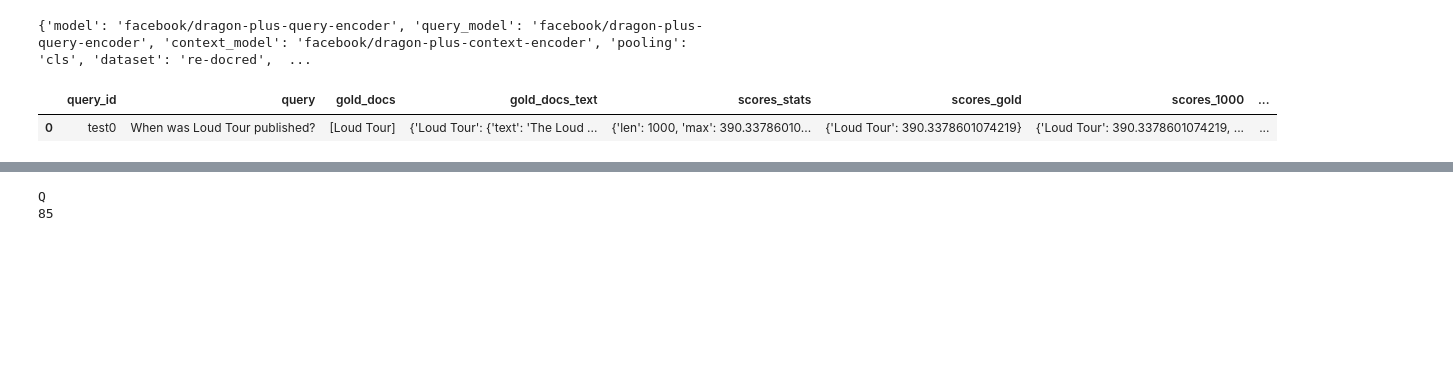
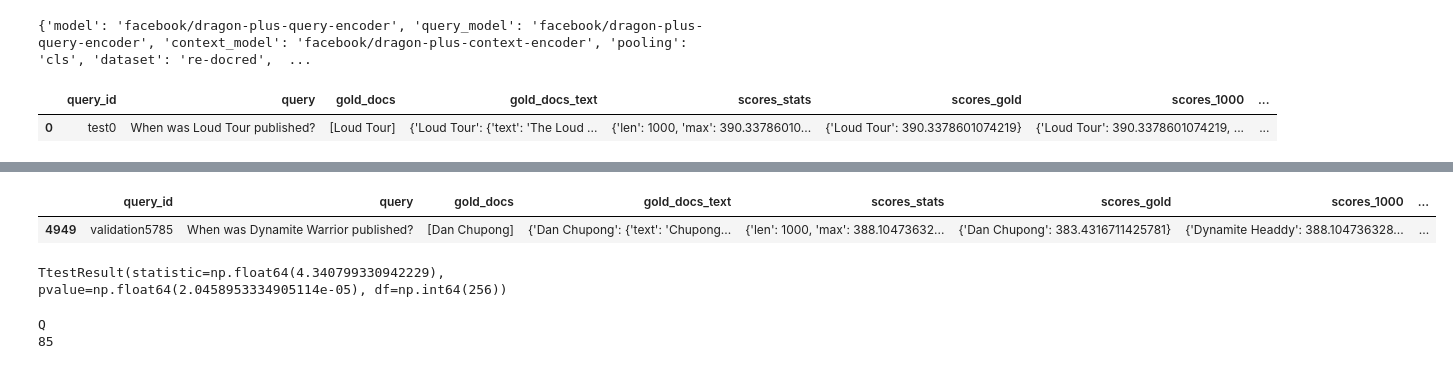
Before and after one commit to mohsenfayyaz/ColDeR, a Jupyter notebook: src/notebooks/Analysis_Tail.ipynb, the cells around one changed output, grey strips where cells are left out. Drawn from its saved outputs; the diff is of its cells as text; code cells hidden in the pictures; blank space fills up the shorter version.

```diff
--- a/src/notebooks/Analysis_Tail.ipynb
+++ b/src/notebooks/Analysis_Tail.ipynb
@@ -284,3 +303,14 @@ Name: count, dtype: int64
+# %%
+df.loc[[4949]]
+# %% [output]
+|  | query_id | query | gold_docs | gold_docs_text | scores_stats | scores_gold | scores_1000 | ... |
+| 4949 | validation5785 | When was Dynamite Warrior published? | [Dan Chupong] | {'Dan Chupong': {'text': 'Chupong... | {'len': 1000, 'max': 388.10473632... | {'Dan Chupong': 383.4316711425781} | {'Dynamite Headdy': 388.104736328... | ... |
+# %%
+stats.ttest_rel(df["head_w_tail_dot"], df["head_wo_tail_dot"])
+# stats.ttest_rel(df["sents_complete_w_beginning_dot"], df["sents_complete_wo_beginning_dot"])
+stats.ttest_rel(df["sents_complete_w_end_dot"], df["sents_complete_wo_end_dot"])
+# %% [output]
+TtestResult(statistic=np.float64(4.340799330942229), pvalue=np.float64(2.0458953334905114e-05), df=np.int64(256))
 # %%
 ### DRAGON
 # query_model = "facebook/dragon-plus-query-encoder"
```
Also changed, not shown: parts of 3 cells of this notebook, 2 other files.
